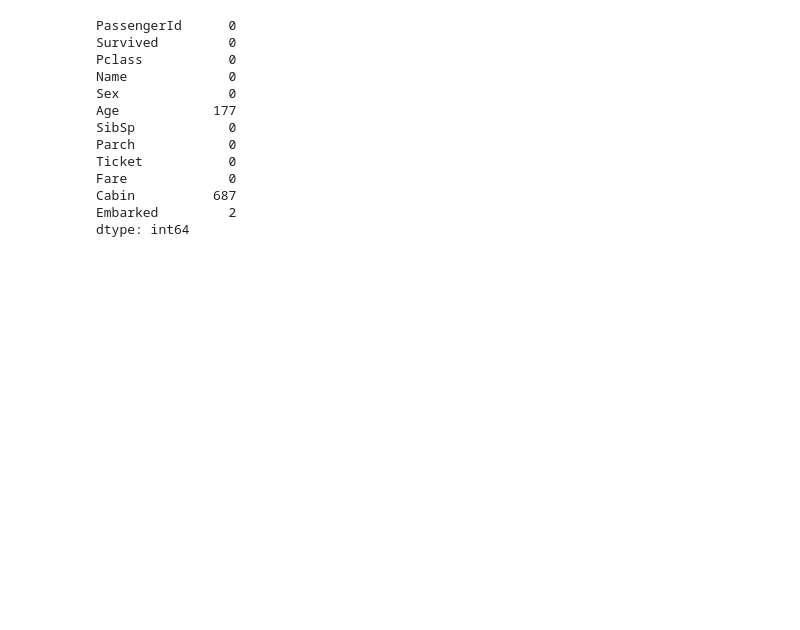
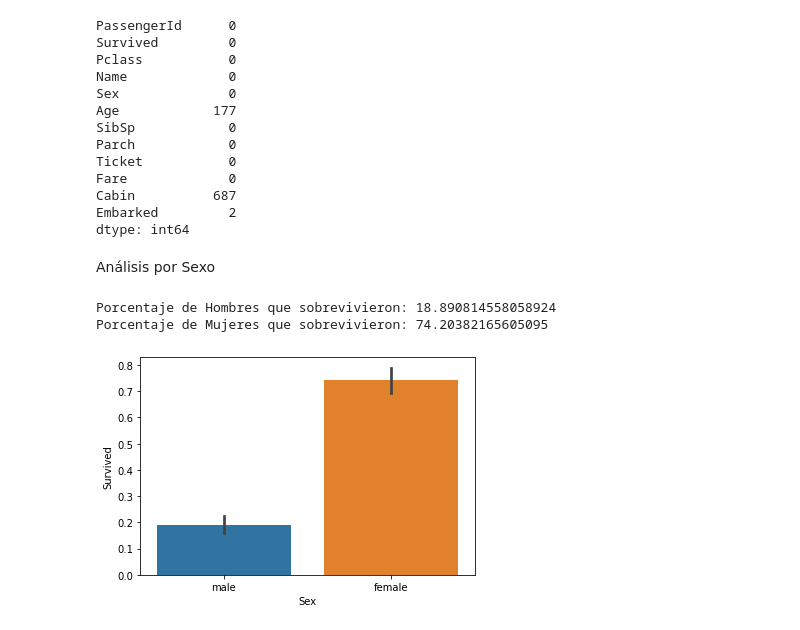
Before and after one commit to joacoh/titanic-dspj, a Jupyter notebook: notebooks/primero.ipynb, the cells around one changed output. Cells and saved outputs as stored; diff of their text form; code cells hidden in the pictures; blank space fills up the shorter version.

Commit message:
Plots y Estadistica

```diff
--- a/notebooks/primero.ipynb
+++ b/notebooks/primero.ipynb
@@ -65,3 +65,15 @@ Fare             0
 Cabin          687
 Embarked         2
 dtype: int64
+# %% [markdown]
+Análisis por Sexo
+# %%
+sns.barplot(x='Sex', y='Survived', data=traindata)
+x = traindata['Survived'][traindata['Sex'] == 'male'].value_counts(normalize=True)[1]*100
+y = traindata['Survived'][traindata['Sex'] == 'female'].value_counts(normalize=True)[1]*100
+print('Porcentaje de Hombres que sobrevivieron:', x)
+print('Porcentaje de Mujeres que sobrevivieron:', y)
+# %% [output]
+Porcentaje de Hombres que sobrevivieron: 18.890814558058924
+Porcentaje de Mujeres que sobrevivieron: 74.20382165605095
+[figure, added]
```
Also changed, not shown: parts of 12 cells of this notebook.
